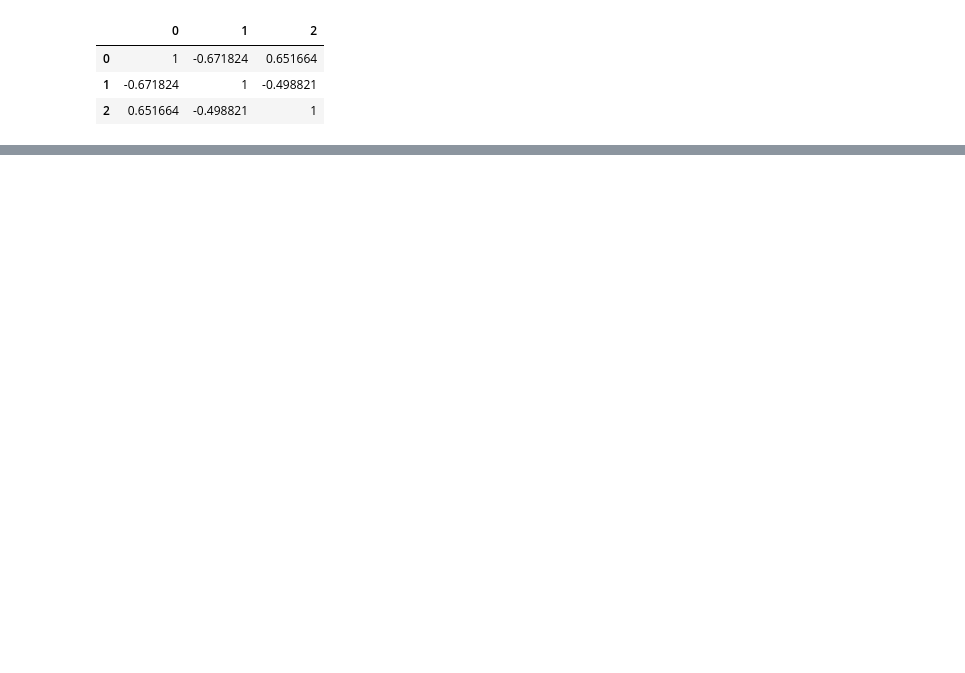
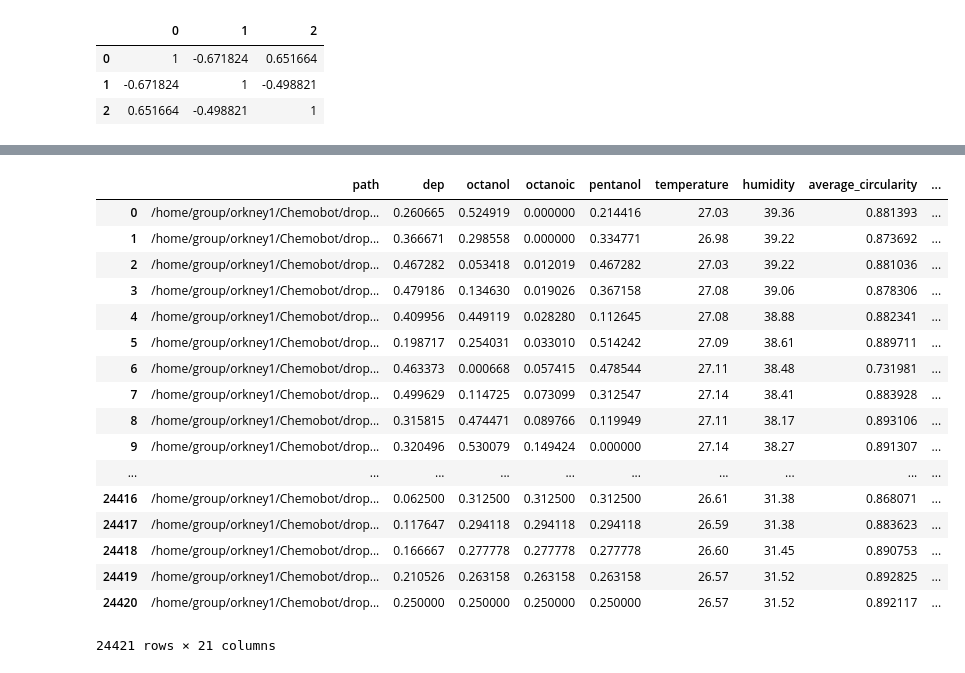
Before and after one commit to zhangsushen1992/dan2e, a Jupyter notebook: Untitled.ipynb, the cells around one changed output, grey strips where cells are left out. Saved outputs shown, nothing was run; the diff lists cells and outputs as text; code cells hidden in the pictures; blank space fills up the shorter version.

```diff
--- a/Untitled.ipynb
+++ b/Untitled.ipynb
@@ -47,3 +54,24 @@ corr.style.background_gradient(cmap='Accent')
 | average_number_of_droplets_last_s... | 0.157404 | 1 | 0.294859 | 0.863545 |
 | max_average_single_droplet_speed | 0.870555 | 0.294859 | 1 | 0.243847 |
 | average_number_of_droplets | 0.0513268 | 0.863545 | 0.243847 | 1 |
+# %%
+df_oil
+# %% [output]
+|  | path | dep | octanol | octanoic | pentanol | temperature | humidity | average_circularity | ... |
+| 0 | /home/group/orkney1/Chemobot/drop... | 0.260665 | 0.524919 | 0.000000 | 0.214416 | 27.03 | 39.36 | 0.881393 | ... |
+| 1 | /home/group/orkney1/Chemobot/drop... | 0.366671 | 0.298558 | 0.000000 | 0.334771 | 26.98 | 39.22 | 0.873692 | ... |
+| 2 | /home/group/orkney1/Chemobot/drop... | 0.467282 | 0.053418 | 0.012019 | 0.467282 | 27.03 | 39.22 | 0.881036 | ... |
+| 3 | /home/group/orkney1/Chemobot/drop... | 0.479186 | 0.134630 | 0.019026 | 0.367158 | 27.08 | 39.06 | 0.878306 | ... |
+| 4 | /home/group/orkney1/Chemobot/drop... | 0.409956 | 0.449119 | 0.028280 | 0.112645 | 27.08 | 38.88 | 0.882341 | ... |
+| 5 | /home/group/orkney1/Chemobot/drop... | 0.198717 | 0.254031 | 0.033010 | 0.514242 | 27.09 | 38.61 | 0.889711 | ... |
+| 6 | /home/group/orkney1/Chemobot/drop... | 0.463373 | 0.000668 | 0.057415 | 0.478544 | 27.11 | 38.48 | 0.731981 | ... |
+| 7 | /home/group/orkney1/Chemobot/drop... | 0.499629 | 0.114725 | 0.073099 | 0.312547 | 27.14 | 38.41 | 0.883928 | ... |
+| 8 | /home/group/orkney1/Chemobot/drop... | 0.315815 | 0.474471 | 0.089766 | 0.119949 | 27.11 | 38.17 | 0.893106 | ... |
+| 9 | /home/group/orkney1/Chemobot/drop... | 0.320496 | 0.530079 | 0.149424 | 0.000000 | 27.14 | 38.27 | 0.891307 | ... |
+| ... | ... | ... | ... | ... | ... | ... | ... | ... | ... |
+| 24416 | /home/group/orkney1/Chemobot/drop... | 0.062500 | 0.312500 | 0.312500 | 0.312500 | 26.61 | 31.38 | 0.868071 | ... |
+| 24417 | /home/group/orkney1/Chemobot/drop... | 0.117647 | 0.294118 | 0.294118 | 0.294118 | 26.59 | 31.38 | 0.883623 | ... |
+| 24418 | /home/group/orkney1/Chemobot/drop... | 0.166667 | 0.277778 | 0.277778 | 0.277778 | 26.60 | 31.45 | 0.890753 | ... |
+| 24419 | /home/group/orkney1/Chemobot/drop... | 0.210526 | 0.263158 | 0.263158 | 0.263158 | 26.57 | 31.52 | 0.892825 | ... |
+| 24420 | /home/group/orkney1/Chemobot/drop... | 0.250000 | 0.250000 | 0.250000 | 0.250000 | 26.57 | 31.52 | 0.892117 | ... |
+24421 rows × 21 columns
```
Also changed, not shown: parts of 2 cells of this notebook, 4 other files.
